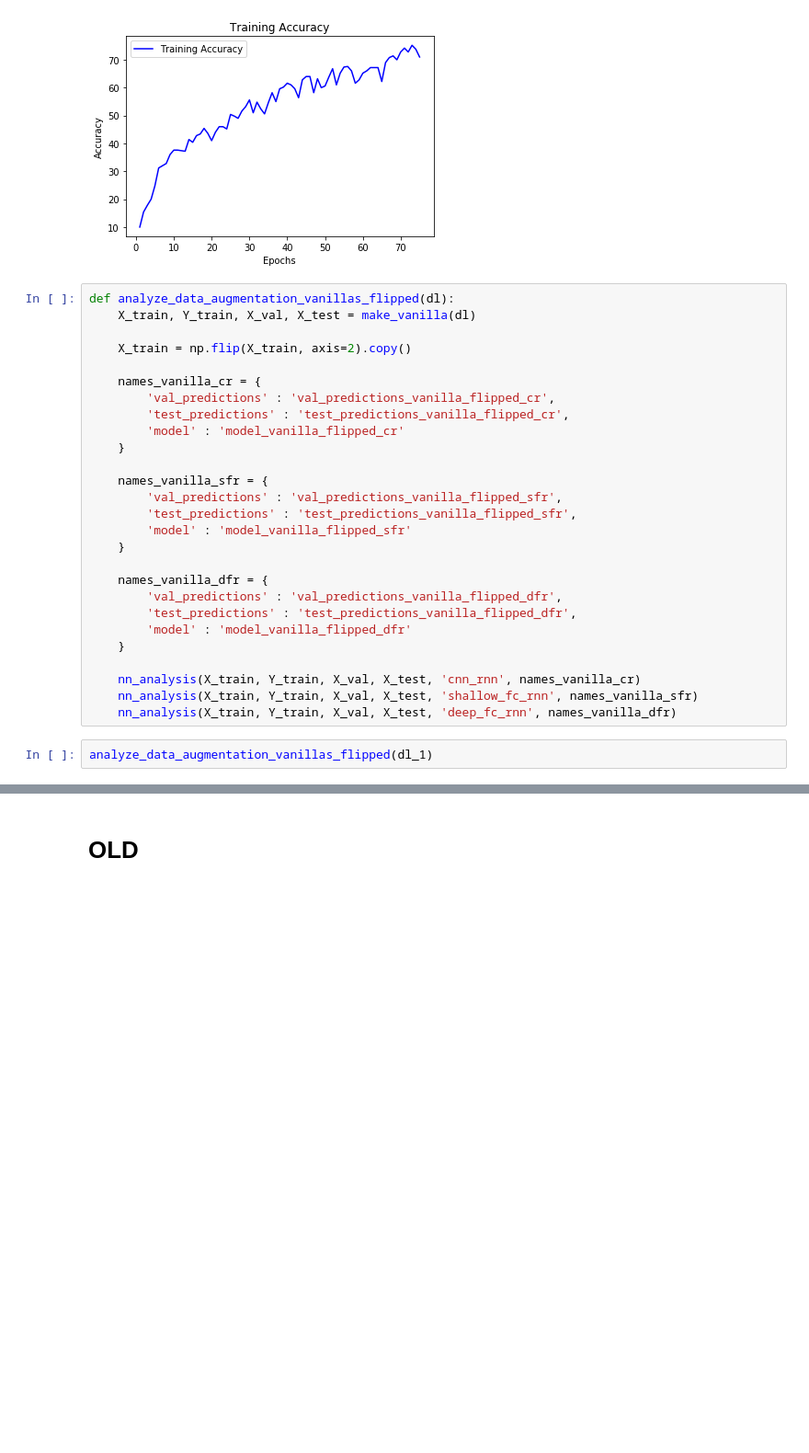
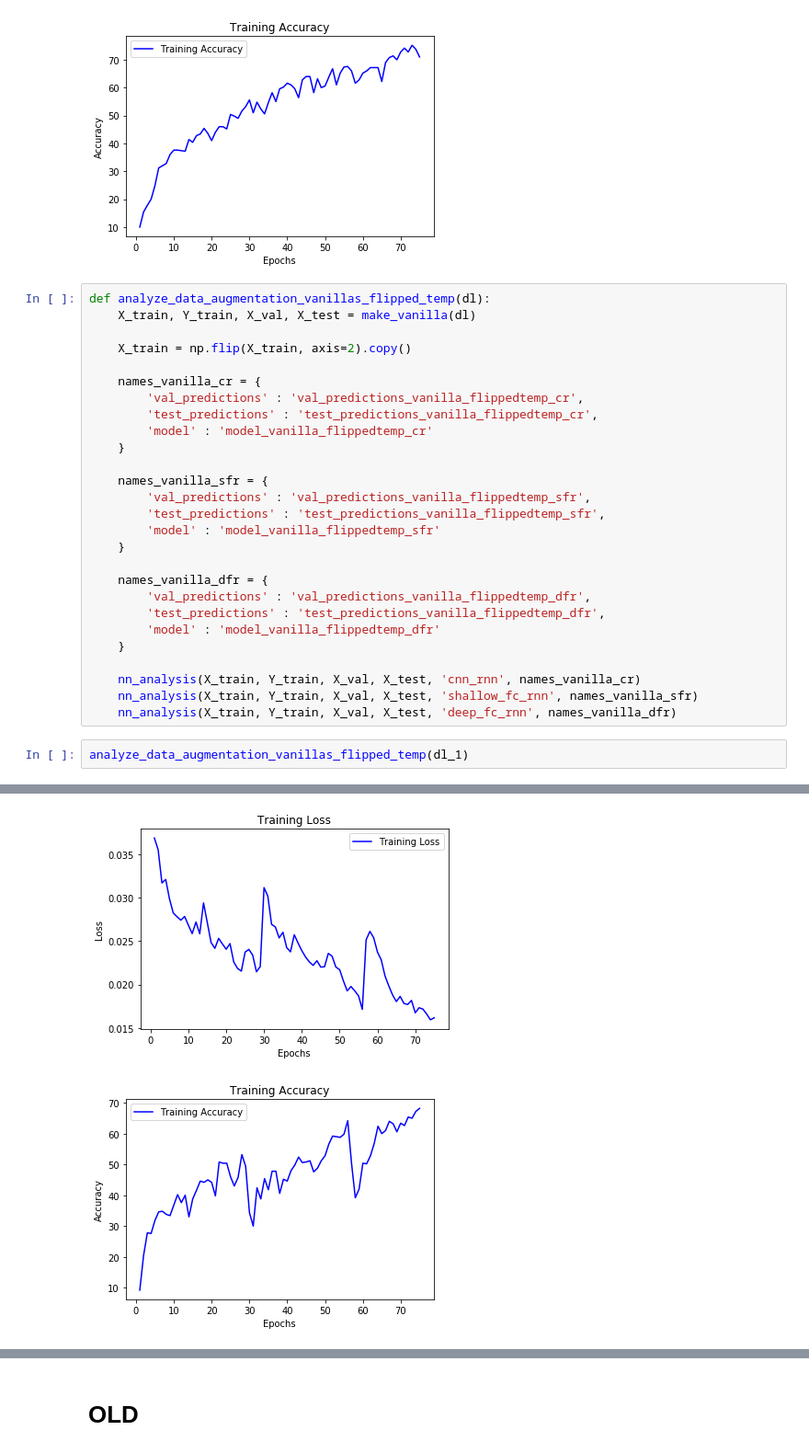
Before and after one commit to brendanyap/Genre-Classification, a Jupyter notebook: Tong_notebook.ipynb, the cells around one changed output, grey strips where cells are left out. Shown at 92% size. Saved outputs shown, nothing was run; the diff lists cells and outputs as text; blank space fills up the shorter version.

Commit message:
added flipped_temp

```diff
--- a/Tong_notebook.ipynb
+++ b/Tong_notebook.ipynb
@@ -1337,32 +1339,32 @@ Loss: 0.0094324951171875 Accuracy: 71.0%
 [figure]
 [figure]
 # %%
-def analyze_data_augmentation_vanillas_flipped(dl):
+def analyze_data_augmentation_vanillas_flipped_temp(dl):
     X_train, Y_train, X_val, X_test = make_vanilla(dl)
 
     X_train = np.flip(X_train, axis=2).copy()
 
     names_vanilla_cr = {
-        'val_predictions' : 'val_predictions_vanilla_flipped_cr',
-        'test_predictions' : 'test_predictions_vanilla_flipped_cr',
-        'model' : 'model_vanilla_flipped_cr'
+        'val_predictions' : 'val_predictions_vanilla_flippedtemp_cr',
+        'test_predictions' : 'test_predictions_vanilla_flippedtemp_cr',
+        'model' : 'model_vanilla_flippedtemp_cr'
     }
 
     names_vanilla_sfr = {
-        'val_predictions' : 'val_predictions_vanilla_flipped_sfr',
-        'test_predictions' : 'test_predictions_vanilla_flipped_sfr',
-        'model' : 'model_vanilla_flipped_sfr'
+        'val_predictions' : 'val_predictions_vanilla_flippedtemp_sfr',
+        'test_predictions' : 'test_predictions_vanilla_flippedtemp_sfr',
+        'model' : 'model_vanilla_flippedtemp_sfr'
     }
 
     names_vanilla_dfr = {
-        'val_predictions' : 'val_predictions_vanilla_flipped_dfr',
-        'test_predictions' : 'test_predictions_vanilla_flipped_dfr',
-        'model' : 'model_vanilla_flipped_dfr'
+        'val_predictions' : 'val_predictions_vanilla_flippedtemp_dfr',
+        'test_predictions' : 'test_predictions_vanilla_flippedtemp_dfr',
+        'model' : 'model_vanilla_flippedtemp_dfr'
     }
 
     nn_analysis(X_train, Y_train, X_val, X_test, 'cnn_rnn', names_vanilla_cr)
     nn_analysis(X_train, Y_train, X_val, X_test, 'shallow_fc_rnn', names_vanilla_sfr)
     nn_analysis(X_train, Y_train, X_val, X_test, 'deep_fc_rnn', names_vanilla_dfr)
 # %%
-analyze_data_augmentation_vanillas_flipped(dl_1)
+analyze_data_augmentation_vanillas_flipped_temp(dl_1)
 # %% [output]
@@ -1385,0 +1388,2 @@ Epoch 11
+[figure, added]
+[figure, added]
```
Also changed, not shown: parts of 8 cells of this notebook, 9 other files.
